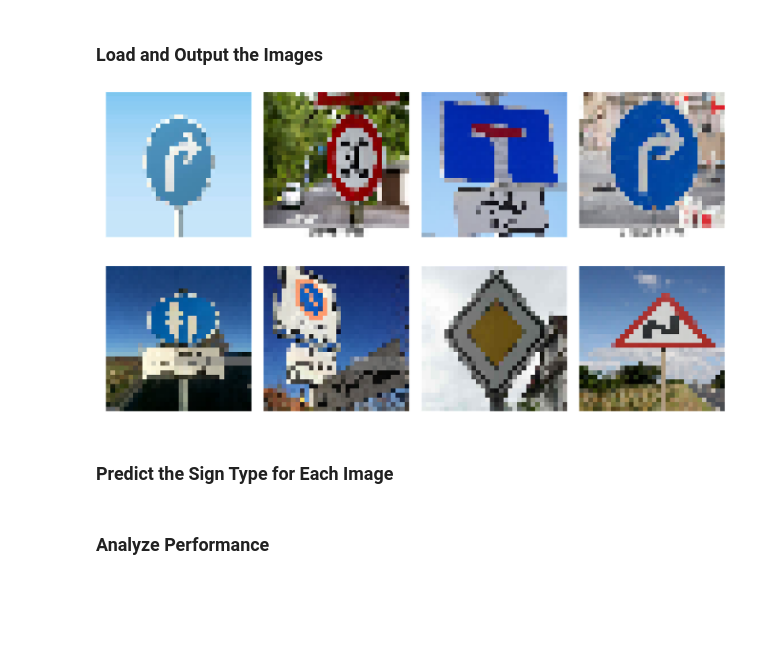
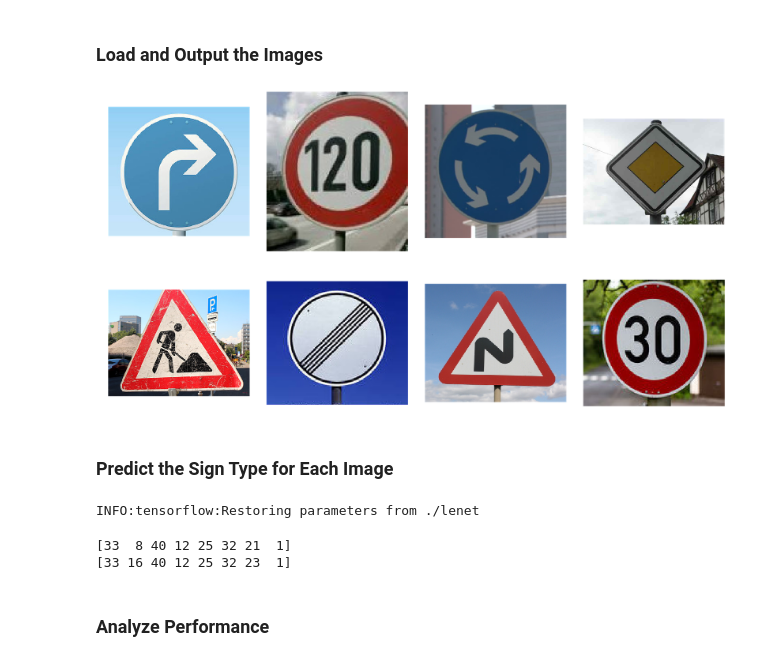
Before and after one commit to landOfTigers/CarND-Traffic-Sign-Classifier-Project, a Jupyter notebook: Traffic_Sign_Classifier.ipynb, the cells around one changed output. Drawn from its saved outputs; the diff is of its cells as text; code cells hidden in the pictures; blank space fills up the shorter version.

Commit message:
use model on web images, calculate accuracy and show top 5 softmax probs

```diff
--- a/Traffic_Sign_Classifier.ipynb
+++ b/Traffic_Sign_Classifier.ipynb
@@ -439,29 +442,32 @@ You may find `signnames.csv` useful as it contains mappings from the class id (i
 # %%
 ### Load the images and plot them here.
 ### Feel free to use as many code cells as needed.
 
 import glob
 import matplotlib.image as mpimg
-import cv2
 
 images = glob.glob('./web_images/*.jpg')
-
 imagesPerLine = 4
+result = [None]*len(images)
+labels = [None]*len(images)
 for i in range(0, len(images), imagesPerLine):
     ax = [None]*imagesPerLine
     f, ax = plt.subplots(1, imagesPerLine, figsize=(24, 9))
 
     for j in range(imagesPerLine):
         ax[j].axis('off')
-        img = mpimg.imread(images[i+j])
-        img = cv2.resize(img, (32, 32))
+        fName = images[i+j]
+        # extract label from filename
+        labels[i+j] = int(fName.split('/')[2].split('_')[0])
+        img = mpimg.imread(fName)
         ax[j].imshow(img)
+        result[i+j] = img
 
     plt.subplots_adjust(left=0., right=1, top=0.9, bottom=0.)
     f.tight_layout()
 # %% [output]
-[figure, old version]
+[figure, new version]
-[figure, old version]
+[figure, new version]
 # %% [markdown]
 ### Predict the Sign Type for Each Image
 # %%
@@ -471,3 +491,28 @@ for i in range(0, len(images), imagesPerLine):
+# %%
+# use model to predict signs
+with tf.Session() as sess:
+    saver.restore(sess, tf.train.latest_checkpoint('.'))
+    predictions_array = sess.run(tf.nn.softmax(logits), feed_dict={x: result, keep_prob: 1})
+    predictions = sess.run(tf.argmax(predictions_array, 1))
+# %% [output]
+INFO:tensorflow:Restoring parameters from ./lenet
+# %%
+# compare labels and predictions
+
+# 1,Speed limit (30km/h)
+# 8,Speed limit (120km/h)
+# 12,Priority road
+# 21,Double curve
+# 25,Road work
+# 32,End of all speed and passing limits
+# 33,Turn right ahead
+# 40,Roundabout mandatory
+
+print(np.array(labels))
+print(predictions)
+# %% [output]
+[33  8 40 12 25 32 21  1]
+[33 16 40 12 25 32 23  1]
 # %% [markdown]
 ### Analyze Performance
 # %%
```
Also changed, not shown: parts of 9 cells of this notebook, 18 other files.
